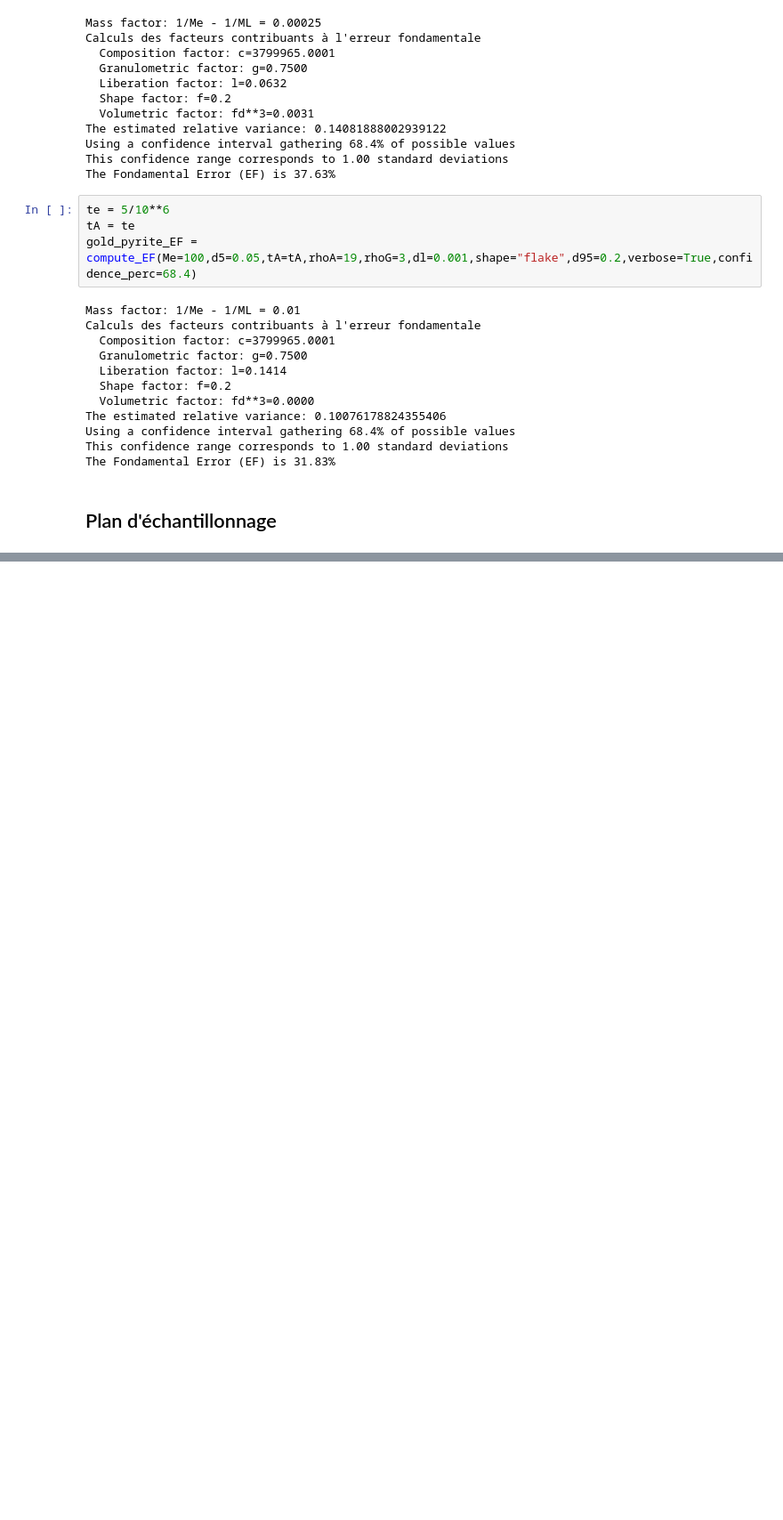
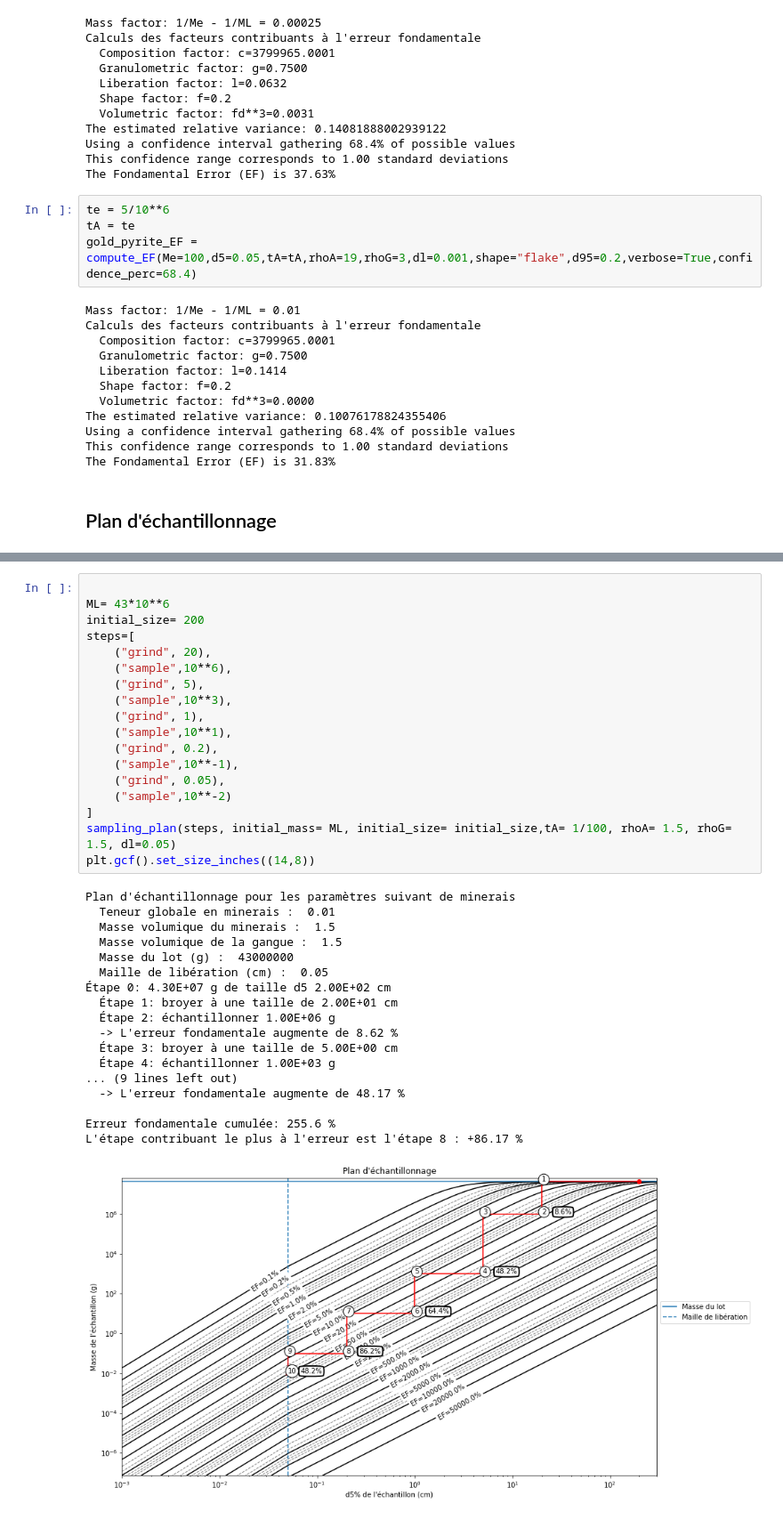
Before and after one commit to gautier-laurent/Geostat_Course, a Jupyter notebook: Echantillonnage_Gy_formule_simplifiee.ipynb, the cells around one changed output, grey strips where cells are left out. Shown at 89% size. Saved outputs shown, nothing was run; the diff lists cells and outputs as text; blank space fills up the shorter version.

```diff
--- a/Echantillonnage_Gy_formule_simplifiee.ipynb
+++ b/Echantillonnage_Gy_formule_simplifiee.ipynb
@@ -915,0 +1018,37 @@ for EF_i,Me_i in zip(EF_more,Me_more):
+# %%
+
+ML= 43*10**6
+initial_size= 200
+steps=[
+    ("grind", 20),
+    ("sample",10**6),
+    ("grind", 5),
+    ("sample",10**3),
+    ("grind", 1),
+    ("sample",10**1),
+    ("grind", 0.2),
+    ("sample",10**-1),
+    ("grind", 0.05),
+    ("sample",10**-2)
+]
+sampling_plan(steps, initial_mass= ML, initial_size= initial_size,tA= 1/100, rhoA= 1.5, rhoG= 1.5, dl=0.05)
+plt.gcf().set_size_inches((14,8))
+# %% [output]
+Plan d'échantillonnage pour les paramètres suivant de minerais
+  Teneur globale en minerais :  0.01
+  Masse volumique du minerais :  1.5
+  Masse volumique de la gangue :  1.5
+  Masse du lot (g) :  43000000
+  Maille de libération (cm) :  0.05
+Étape 0: 4.30E+07 g de taille d5 2.00E+02 cm
+  Étape 1: broyer à une taille de 2.00E+01 cm
+  Étape 2: échantillonner 1.00E+06 g
+  -> L'erreur fondamentale augmente de 8.62 %
+  Étape 3: broyer à une taille de 5.00E+00 cm
+  Étape 4: échantillonner 1.00E+03 g
+... (9 lines left out)
+  -> L'erreur fondamentale augmente de 48.17 %
+
+Erreur fondamentale cumulée: 255.6 %
+L'étape contribuant le plus à l'erreur est l'étape 8 : +86.17 %
+[figure, added]
```
Also changed, not shown: parts of 16 cells of this notebook, 2 other files.
